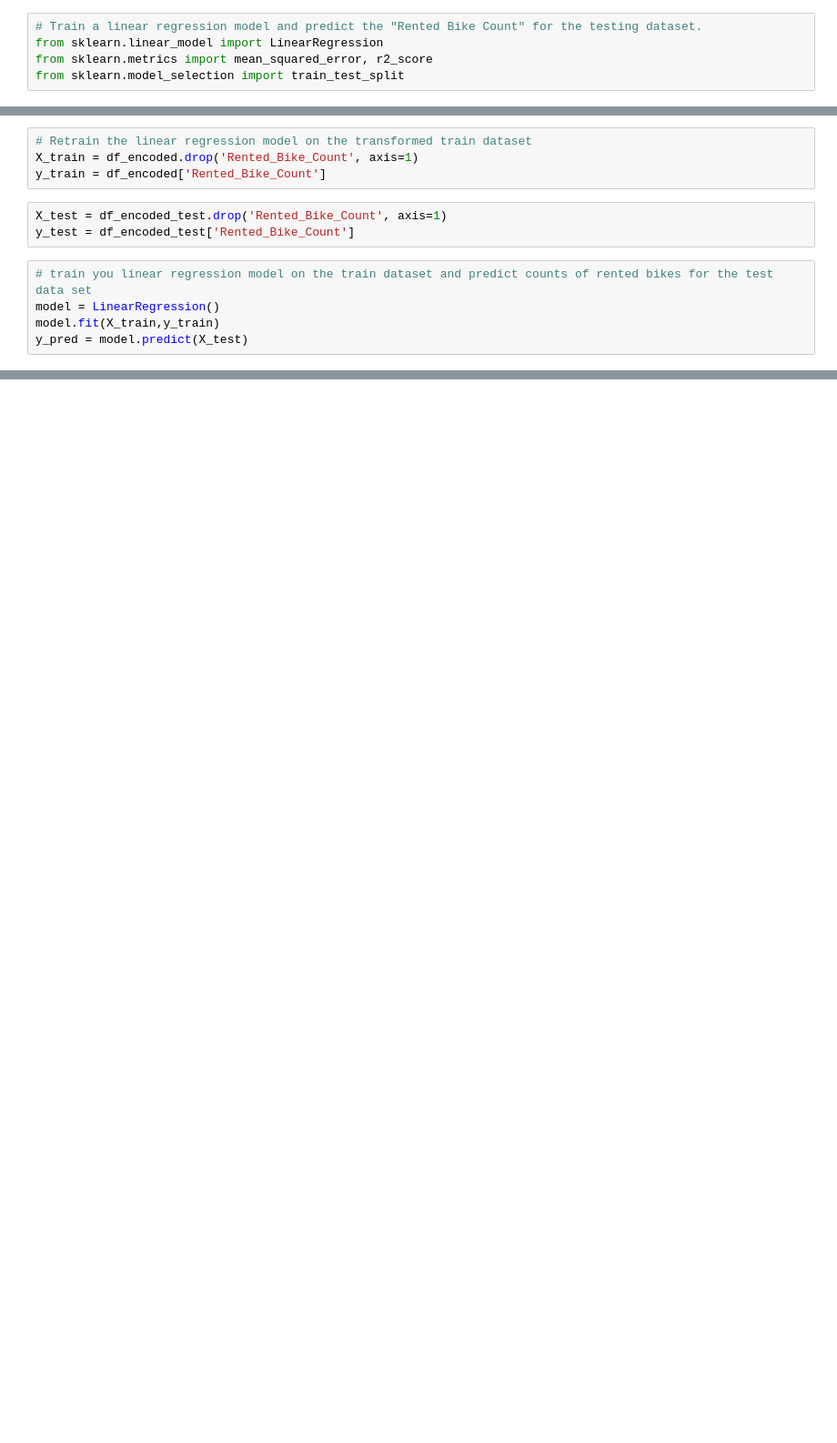
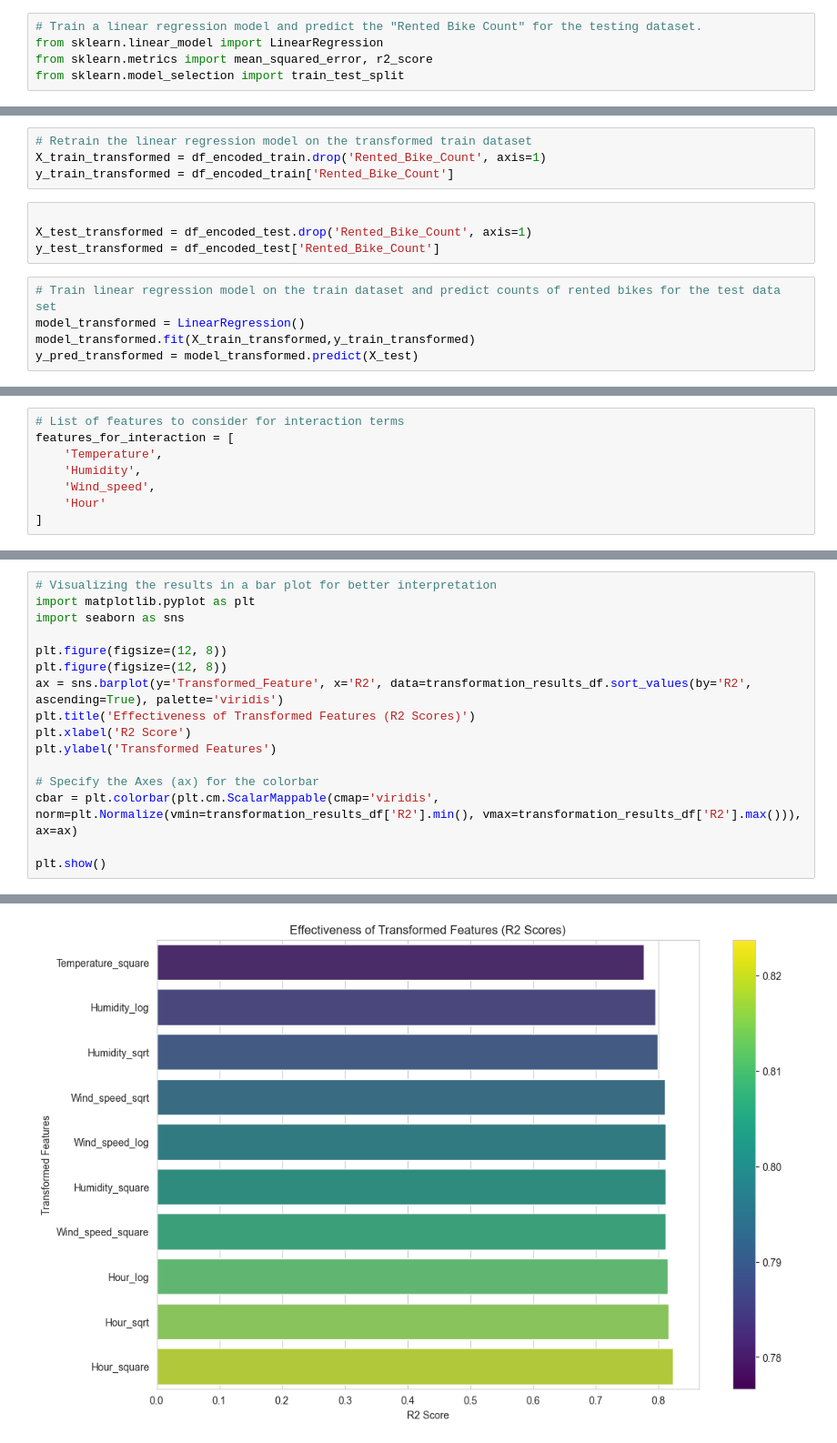
Before and after one commit to airidas23/Course_Project, a Jupyter notebook: linear_regression1.ipynb, the cells around one changed output, grey strips where cells are left out. Shown at 91% size. Drawn from its saved outputs; the diff is of its cells as text; blank space fills up the shorter version.

```diff
--- a/linear_regression1.ipynb
+++ b/linear_regression1.ipynb
@@ -291,15 +311,16 @@ df_encoded['Rented_Bike_Count'] = np.log(df_encoded['Rented_Bike_Count'] + 1)
 df_encoded_test['Rented_Bike_Count'] = np.log(df_encoded_test['Rented_Bike_Count'] + 1)
 # %%
 # Retrain the linear regression model on the transformed train dataset
-X_train = df_encoded.drop('Rented_Bike_Count', axis=1)
-y_train = df_encoded['Rented_Bike_Count']
+X_train_transformed = df_encoded_train.drop('Rented_Bike_Count', axis=1)
+y_train_transformed = df_encoded_train['Rented_Bike_Count']
 # %%
-X_test = df_encoded_test.drop('Rented_Bike_Count', axis=1)
-y_test = df_encoded_test['Rented_Bike_Count']
+
+X_test_transformed = df_encoded_test.drop('Rented_Bike_Count', axis=1)
+y_test_transformed = df_encoded_test['Rented_Bike_Count']
 # %%
-# train you linear regression model on the train dataset and predict counts of rented bikes for the test data set
-model = LinearRegression()
-model.fit(X_train,y_train)
-y_pred = model.predict(X_test)
+# Train linear regression model on the train dataset and predict counts of rented bikes for the test data set
+model_transformed = LinearRegression()
+model_transformed.fit(X_train_transformed,y_train_transformed)
+y_pred_transformed = model_transformed.predict(X_test)
 # %%
 # Plot predicted and (transformed) true rented bike counts.
@@ -323,0 +348,8 @@ R2: 0.953
+# %%
+# List of features to consider for interaction terms
+features_for_interaction = [
+    'Temperature',
+    'Humidity',
+    'Wind_speed',
+    'Hour'
+]
@@ -323,0 +459,17 @@ R2: 0.953
+# %%
+# Visualizing the results in a bar plot for better interpretation
+import matplotlib.pyplot as plt
+import seaborn as sns
+
+plt.figure(figsize=(12, 8))
+plt.figure(figsize=(12, 8))
+ax = sns.barplot(y='Transformed_Feature', x='R2', data=transformation_results_df.sort_values(by='R2', ascending=True), palette='viridis')
+plt.title('Effectiveness of Transformed Features (R2 Scores)')
+plt.xlabel('R2 Score')
+plt.ylabel('Transformed Features')
+
+# Specify the Axes (ax) for the colorbar
+cbar = plt.colorbar(plt.cm.ScalarMappable(cmap='viridis', norm=plt.Normalize(vmin=transformation_results_df['R2'].min(), vmax=transformation_results_df['R2'].max())), ax=ax)
+
+plt.show()
+# %% [output]
@@ -323,0 +484 @@ R2: 0.953
+[figure, added]
```
Also changed, not shown: parts of 43 cells of this notebook.
